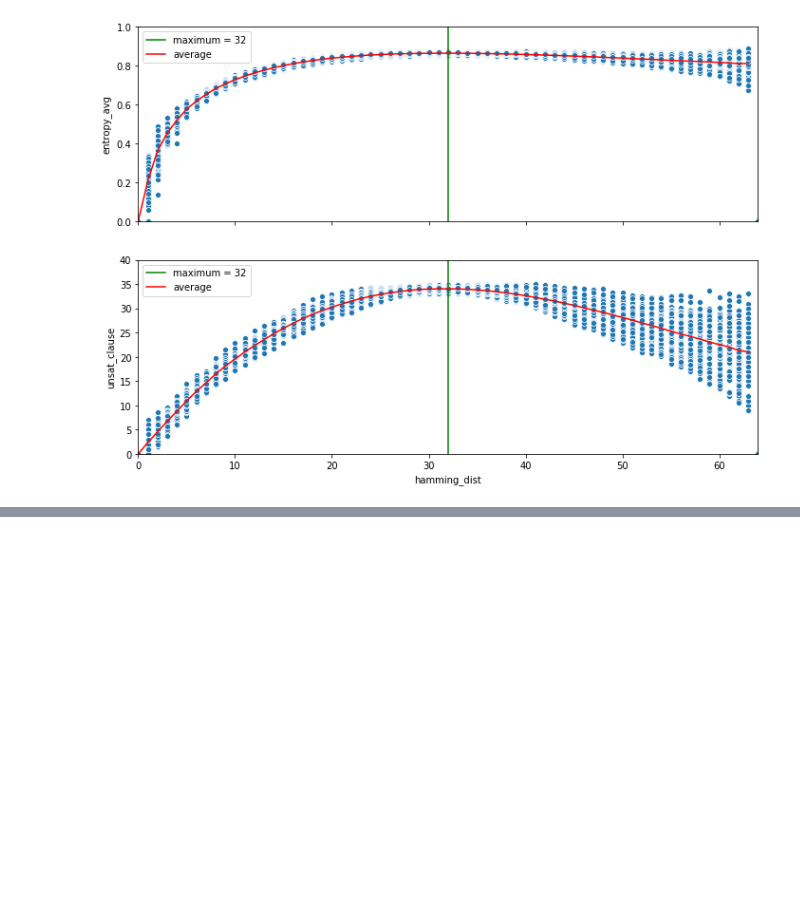
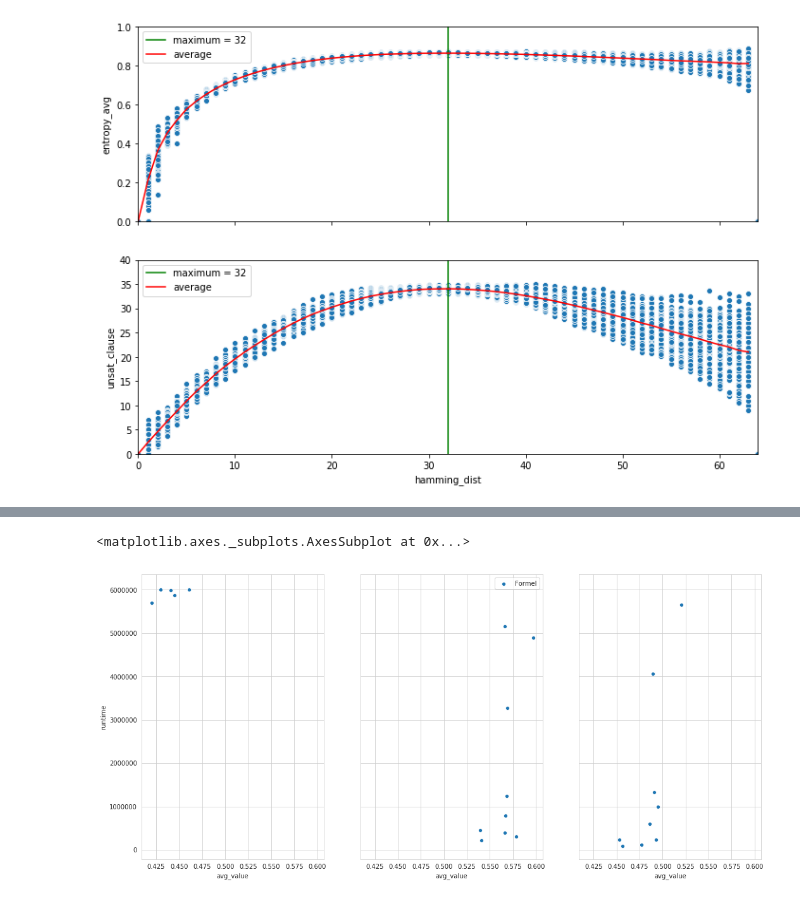
Before and after one commit to SRechenberger/Masterarbeit_Code, a Jupyter notebook: analysis.ipynb, the cells around one changed output, grey strips where cells are left out. Cells and saved outputs as stored; diff of their text form; code cells hidden in the pictures; blank space fills up the shorter version.

```diff
--- a/analysis.ipynb
+++ b/analysis.ipynb
@@ -126,0 +147,49 @@ sns.regplot(x='noise_param', y='value', data=df, order=4, marker='+')
+# %%
+df_ps = path_h.noise_param_to_path_entropy(
+    '/media/sf_VBoxshare/MasterarbeitDaten/ProbSAT_Opt',
+    f'{entropy}',
+    f'{value}'
+)
+ps_issat = df_ps['sat'] > 0
+# %%
+df_gs = path_h.noise_param_to_path_entropy(
+    '/media/sf_VBoxshare/MasterarbeitDaten/GSAT',
+    f'{entropy}',
+    f'{value}'
+)
+gs_issat = df_gs['sat'] > 0
+# %%
+a4_dims = (1.5*11.7, 8.27)
+fig, (ax_gs, ax_ws, ax_ps) = plt.subplots(1, 3, figsize=a4_dims, sharey=True, sharex=True)
+lim=[0.35,0.65]
+#ax_ps.set_xlim(lim)
+#ax_ws.set_xlim(lim)
+#ax_gs.set_xlim(lim)
+
+sns.set_style("whitegrid")
+
+y='runtime'
+
+sns.scatterplot(
+    x='avg_value', y=y, #, size='runtime',
+    data=df_ps[ps_issat],
+    marker='o', label=f'Formel', ax=ax_ps,
+    legend=False
+)
+
+sns.scatterplot(
+    x='avg_value', y=y, #, size='runtime',
+    data=df_ws[ws_issat],
+    marker='o', label=f'Formel', ax=ax_ws,
+    legend='full'
+)
+
+sns.scatterplot(
+    x='avg_value', y=y, #, size='runtime',
+    data=df_gs[gs_issat],
+    marker='o', label=f'Formel', ax=ax_gs,
+    legend=False
+)
+# %% [output]
+<matplotlib.axes._subplots.AxesSubplot at 0x...>
+[figure, added]
```
Also changed, not shown: parts of 9 cells of this notebook.
